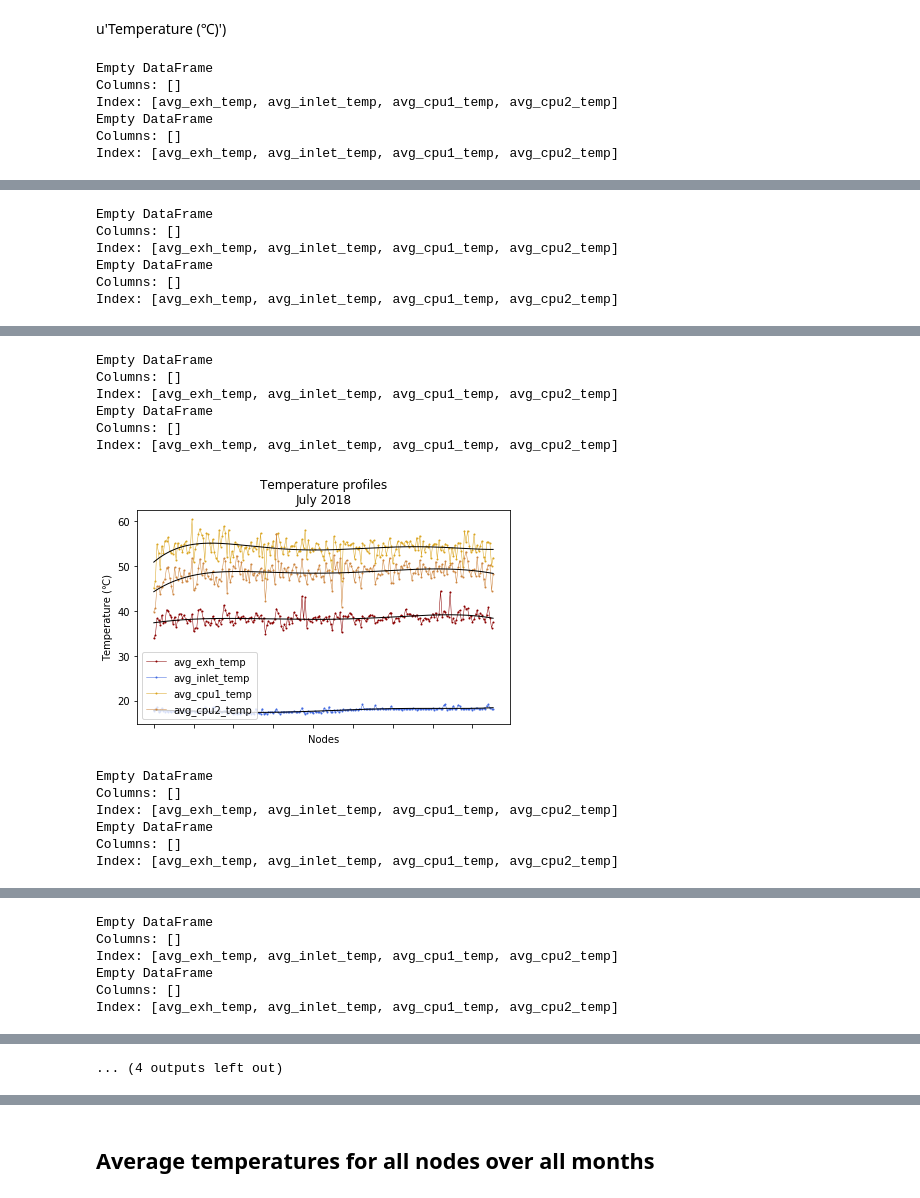
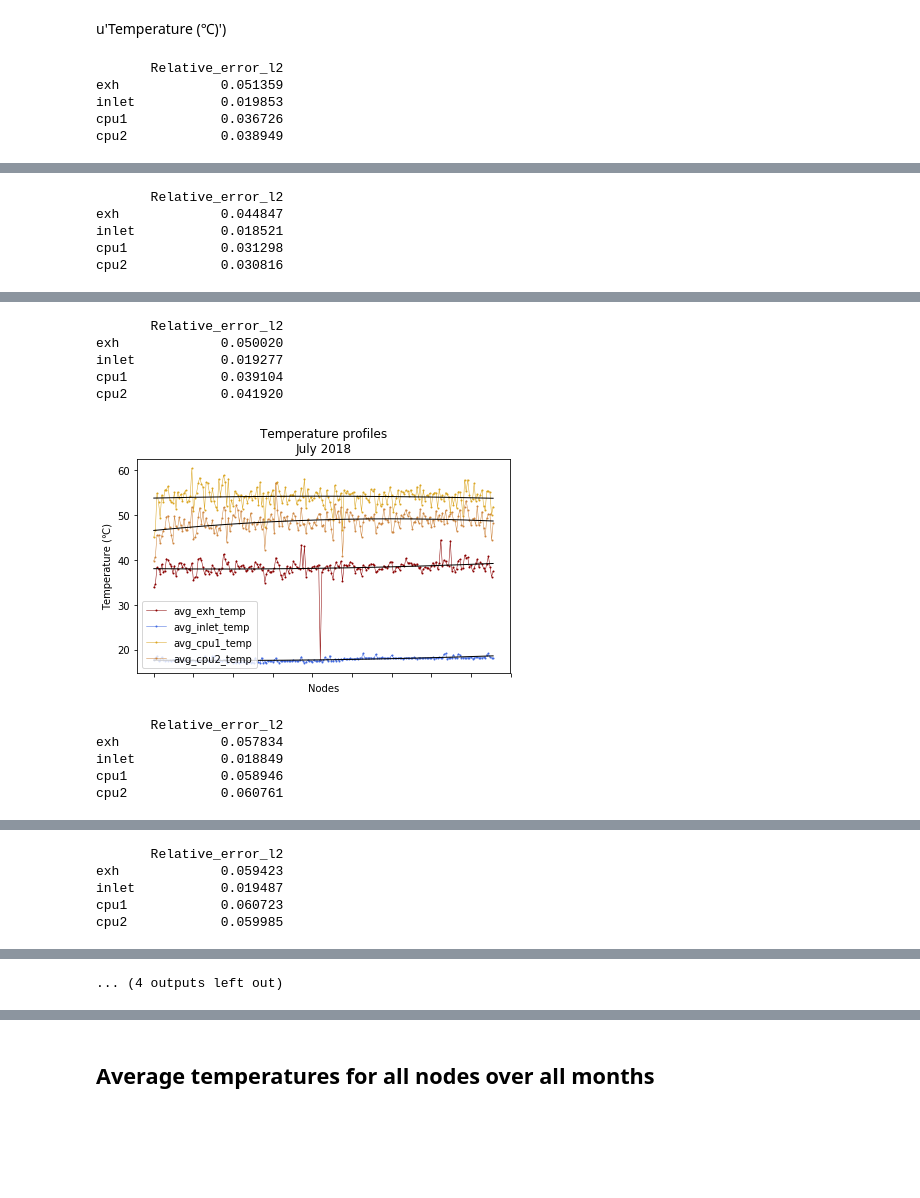
Before and after one commit to Anastasiia-Grishina/PERCCOM_Thesis, a Jupyter notebook: CRESCO 6/Visualization Nodes CRESCO 6.ipynb, the cells around one changed output, grey strips where cells are left out. Drawn from its saved outputs; the diff is of its cells as text; code cells hidden in the pictures; blank space fills up the shorter version.

```diff
--- a/CRESCO 6/Visualization Nodes CRESCO 6.ipynb
+++ b/CRESCO 6/Visualization Nodes CRESCO 6.ipynb
@@ -436,10 +352,12 @@ for file_name, df_name in zip(nodes_file_names, nodes_df_names):
 # %% [markdown]
 u'Temperature (℃)')
 # %%
-# def temp_plot(temp_type = ['exh', 'amb', 'cpu1', 'cpu2']):
 temp_types = ['exh', 'inlet', 'cpu1', 'cpu2']
 temp_titles = ['Exhaust', 'Inlet', 'CPU 1', 'CPU 2']
 temp_colors = ['darkred', 'royalblue', 'goldenrod', 'peru']
+
+error_sum = pd.DataFrame(columns=['Relative_error_l2'], index=temp_types)
+
 for df_name in nodes_df_names:
     fig, ax = plt.subplots()
     month_df = nodes_no_drop_df_dict[df_name]
@@ -448,12 +366,18 @@ for df_name in nodes_df_names:
     N = len(data.columns.values)
     x = np.arange(N)
 
+    error_sum.loc[temp_types, 'Relative_error_l2'] = 0
+
     for (temp_type, temp_name, color) in zip(temp_types, temp_titles, temp_colors):
 
         y = data.loc['avg_'+temp_type+'_temp',:]
-        z = np.poly1d(np.polyfit(x, y, 5))
-        plt.plot(x, y, marker='o', markersize=1, linewidth=0.5, color=color)#en_exit_jobs_kWh, edgecolor='black', width=1.5
-        plt.plot(x, z(x), color='black', linewidth=1)#en_exit_jobs_kWh, edgecolor='black', width=1.5
+        z = np.poly1d(np.polyfit(x, y, 2))
+        plt.plot(x, y, marker='o', markersize=1, linewidth=0.5, color=color)
+        plt.plot(x, z(x), color='black', linewidth=1)
+
+        error_sum.loc[temp_type, 'Relative_error_l2'] = np.linalg.norm(y-z(x))/np.linalg.norm(y)
+
+    print(error_sum)
 
     plt.ylabel('Temperature (℃)')
     plt.xlabel('Nodes')
@@ -467,9 +391,8 @@ for df_name in nodes_df_names:
     fig.savefig( os.path.join( Plots_dir, 'Temp_profile_by_nodes_' + df_name + '.png'),dpi=900 )
     plt.show()
 # %% [output]
-Empty DataFrame
-Columns: []
-Index: [avg_exh_temp, avg_inlet_temp, avg_cpu1_temp, avg_cpu2_temp]
-Empty DataFrame
-Columns: []
-Index: [avg_exh_temp, avg_inlet_temp, avg_cpu1_temp, avg_cpu2_temp]
+       Relative_error_l2
+exh             0.051359
+inlet           0.019853
+cpu1            0.036726
+cpu2            0.038949
@@ -477,6 +400,5 @@ Index: [avg_exh_temp, avg_inlet_temp, avg_cpu1_temp, avg_cpu2_temp]
-Empty DataFrame
-Columns: []
-Index: [avg_exh_temp, avg_inlet_temp, avg_cpu1_temp, avg_cpu2_temp]
-Empty DataFrame
-Columns: []
-Index: [avg_exh_temp, avg_inlet_temp, avg_cpu1_temp, avg_cpu2_temp]
+       Relative_error_l2
+exh             0.044847
+inlet           0.018521
+cpu1            0.031298
+cpu2            0.030816
@@ -484,13 +406,11 @@ Index: [avg_exh_temp, avg_inlet_temp, avg_cpu1_temp, avg_cpu2_temp]
-Empty DataFrame
-Columns: []
-Index: [avg_exh_temp, avg_inlet_temp, avg_cpu1_temp, avg_cpu2_temp]
-Empty DataFrame
-Columns: []
-Index: [avg_exh_temp, avg_inlet_temp, avg_cpu1_temp, avg_cpu2_temp]
+       Relative_error_l2
+exh             0.050020
+inlet           0.019277
+cpu1            0.039104
+cpu2            0.041920
-[figure, old version]
+[figure, new version]
-Empty DataFrame
-Columns: []
-Index: [avg_exh_temp, avg_inlet_temp, avg_cpu1_temp, avg_cpu2_temp]
-Empty DataFrame
-Columns: []
-Index: [avg_exh_temp, avg_inlet_temp, avg_cpu1_temp, avg_cpu2_temp]
+       Relative_error_l2
+exh             0.057834
+inlet           0.018849
+cpu1            0.058946
+cpu2            0.060761
@@ -498,6 +418,5 @@ Index: [avg_exh_temp, avg_inlet_temp, avg_cpu1_temp, avg_cpu2_temp]
-Empty DataFrame
-Columns: []
-Index: [avg_exh_temp, avg_inlet_temp, avg_cpu1_temp, avg_cpu2_temp]
-Empty DataFrame
-Columns: []
-Index: [avg_exh_temp, avg_inlet_temp, avg_cpu1_temp, avg_cpu2_temp]
+       Relative_error_l2
+exh             0.059423
+inlet           0.019487
+cpu1            0.060723
+cpu2            0.059985
```
Also changed, not shown: parts of 33 cells of this notebook, 2 other files.
